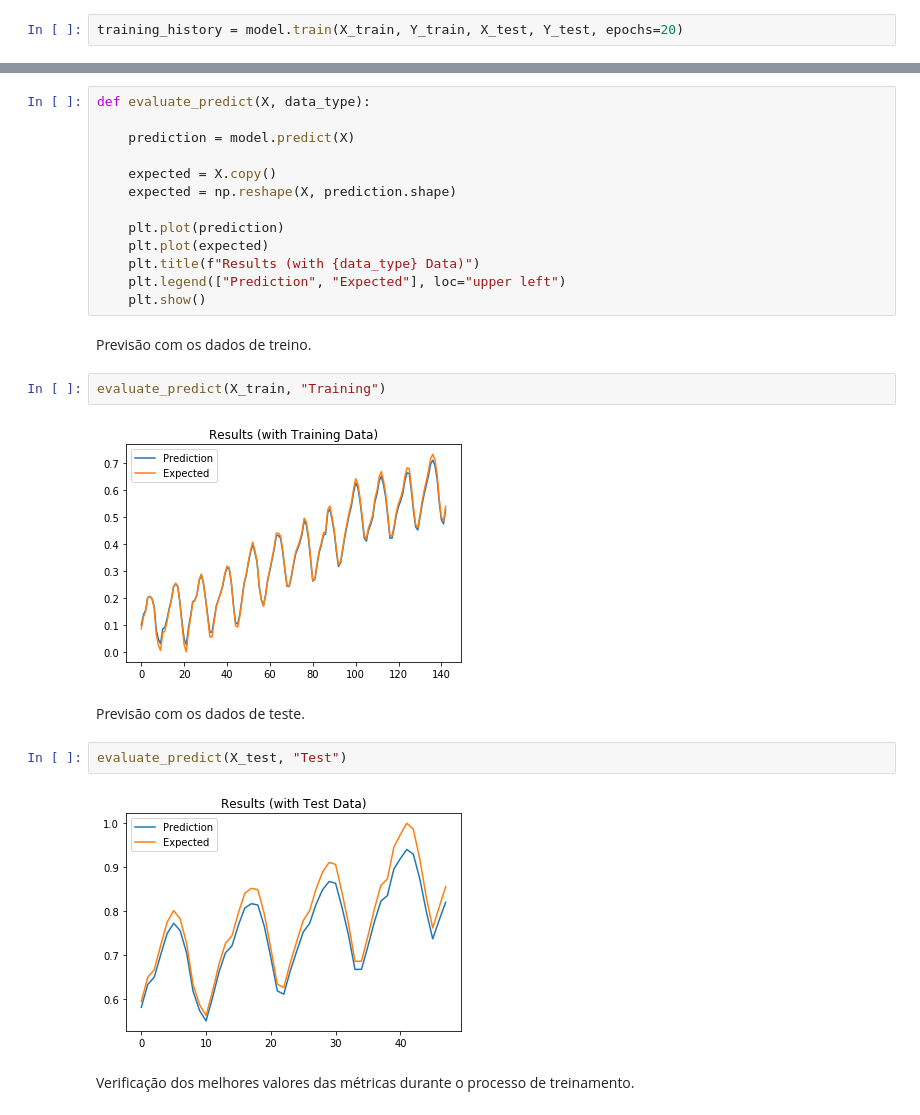
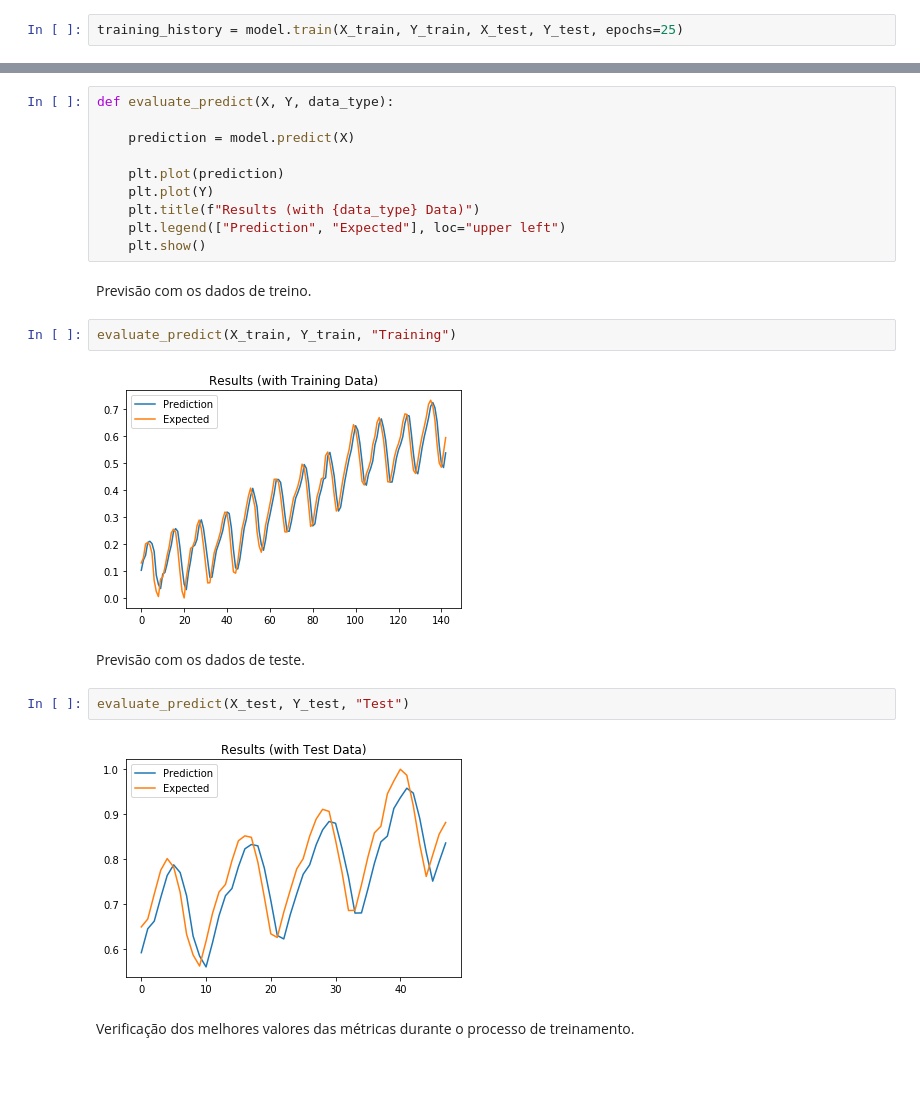
Before and after one commit to cjlcarvalho/carbon, a Jupyter notebook: carbon.ipynb, the cells around one changed output, grey strips where cells are left out. Drawn from its saved outputs; the diff is of its cells as text; blank space fills up the shorter version.

Commit message:
increasing number of epochs, fixing prediction plot

```diff
--- a/carbon.ipynb
+++ b/carbon.ipynb
@@ -89,7 +89,7 @@ SVG(model_to_dot(model.model, show_shapes=True, show_layer_names=False).create(p
 # %% [markdown]
 O processo de treino foi realizado ao longo de 20 épocas.
 # %%
-training_history = model.train(X_train, Y_train, X_test, Y_test, epochs=20)
+training_history = model.train(X_train, Y_train, X_test, Y_test, epochs=25)
 # %% [markdown]
 ## Avaliação
 # %% [markdown]
@@ -119,28 +119,25 @@ plt.show()
 # %%
-def evaluate_predict(X, data_type):
+def evaluate_predict(X, Y, data_type):
 
     prediction = model.predict(X)
 
-    expected = X.copy()
-    expected = np.reshape(X, prediction.shape)
-
     plt.plot(prediction)
-    plt.plot(expected)
+    plt.plot(Y)
     plt.title(f"Results (with {data_type} Data)")
     plt.legend(["Prediction", "Expected"], loc="upper left")
     plt.show()
 # %% [markdown]
 Previsão com os dados de treino.
 # %%
-evaluate_predict(X_train, "Training")
+evaluate_predict(X_train, Y_train, "Training")
 # %% [output]
-[figure, old version]
+[figure, new version]
 # %% [markdown]
 Previsão com os dados de teste.
 # %%
-evaluate_predict(X_test, "Test")
+evaluate_predict(X_test, Y_test, "Test")
 # %% [output]
-[figure, old version]
+[figure, new version]
 # %% [markdown]
 Verificação dos melhores valores das métricas durante o processo de treinamento.
 # %%
```
Also changed, not shown: parts of 3 cells of this notebook.
